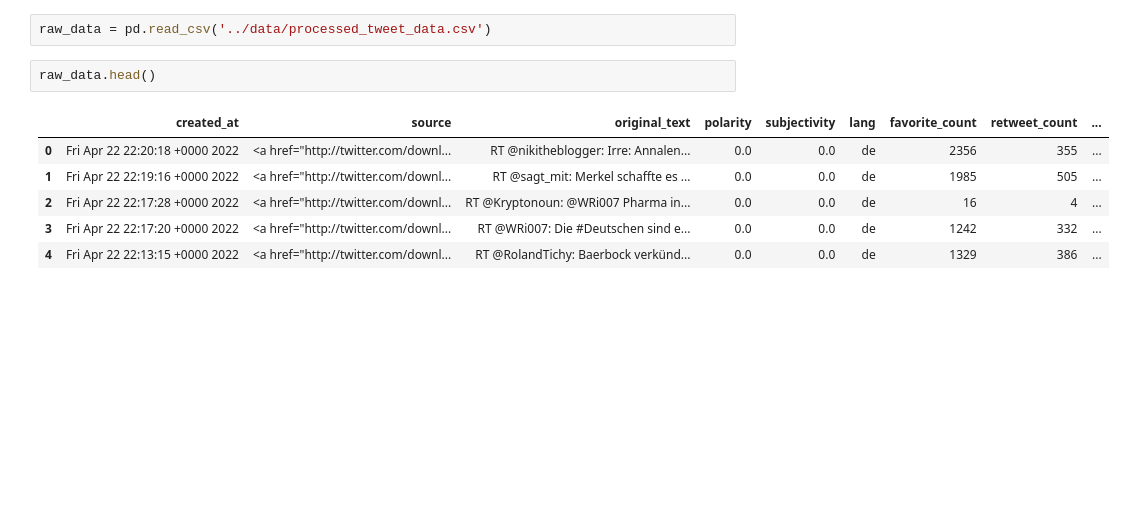
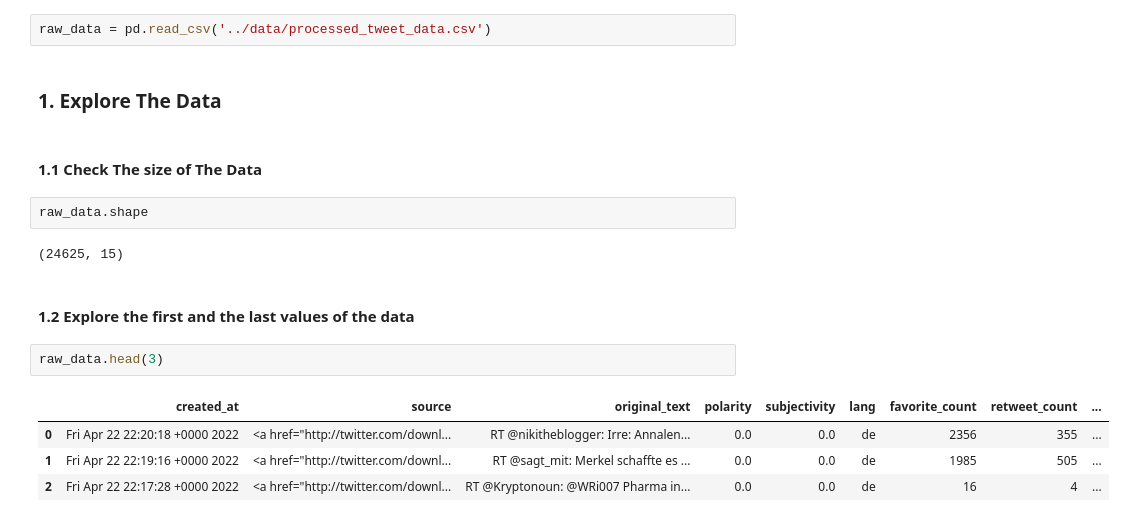
Before and after one commit to gezish/Twitter-Data-Analysis, a Jupyter notebook: Notebook/data_exploration.ipynb, the cells around one changed output. Drawn from its saved outputs; the diff is of its cells as text; blank space fills up the shorter version.

```diff
--- a/Notebook/data_exploration.ipynb
+++ b/Notebook/data_exploration.ipynb
@@ -31,12 +33,20 @@ import sys, os
 sys.path.append(os.path.abspath(os.path.join('../..')))
 # %%
 raw_data = pd.read_csv('../data/processed_tweet_data.csv')
+# %% [markdown]
+### 1. Explore The Data
+# %% [markdown]
+#### 1.1 Check The size of The Data
+# %%
+raw_data.shape
+# %% [output]
+(24625, 15)
+# %% [markdown]
+#### 1.2 Explore the first and the last values of the data
 # %%
-raw_data.head()
+raw_data.head(3)
 # %% [output]
 |  | created_at | source | original_text | polarity | subjectivity | lang | favorite_count | retweet_count | ... |
 | 0 | Fri Apr 22 22:20:18 +0000 2022 | <a href="http://twitter.com/downl... | RT @nikitheblogger: Irre: Annalen... | 0.0 | 0.0 | de | 2356 | 355 | ... |
 | 1 | Fri Apr 22 22:19:16 +0000 2022 | <a href="http://twitter.com/downl... | RT @sagt_mit: Merkel schaffte es ... | 0.0 | 0.0 | de | 1985 | 505 | ... |
 | 2 | Fri Apr 22 22:17:28 +0000 2022 | <a href="http://twitter.com/downl... | RT @Kryptonoun: @WRi007 Pharma in... | 0.0 | 0.0 | de | 16 | 4 | ... |
-| 3 | Fri Apr 22 22:17:20 +0000 2022 | <a href="http://twitter.com/downl... | RT @WRi007: Die #Deutschen sind e... | 0.0 | 0.0 | de | 1242 | 332 | ... |
-| 4 | Fri Apr 22 22:13:15 +0000 2022 | <a href="http://twitter.com/downl... | RT @RolandTichy: Baerbock verkünd... | 0.0 | 0.0 | de | 1329 | 386 | ... |
```
Also changed, not shown: parts of 13 cells of this notebook.
